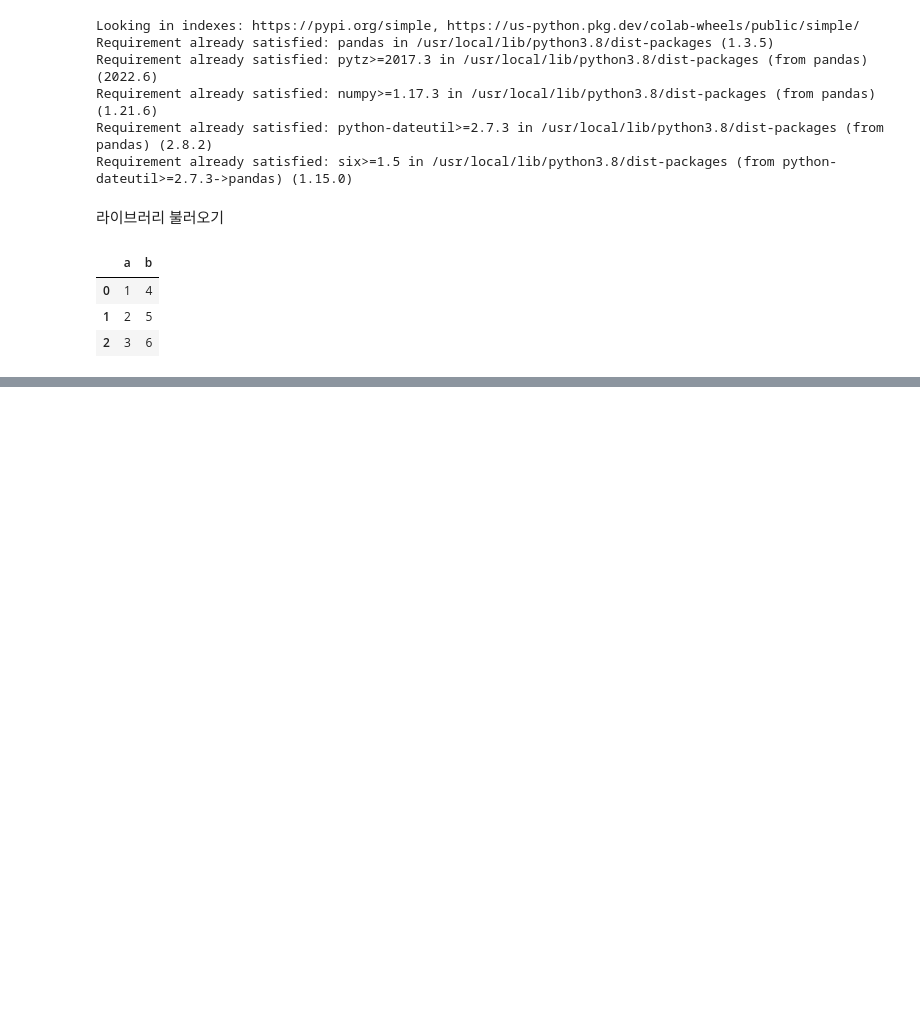
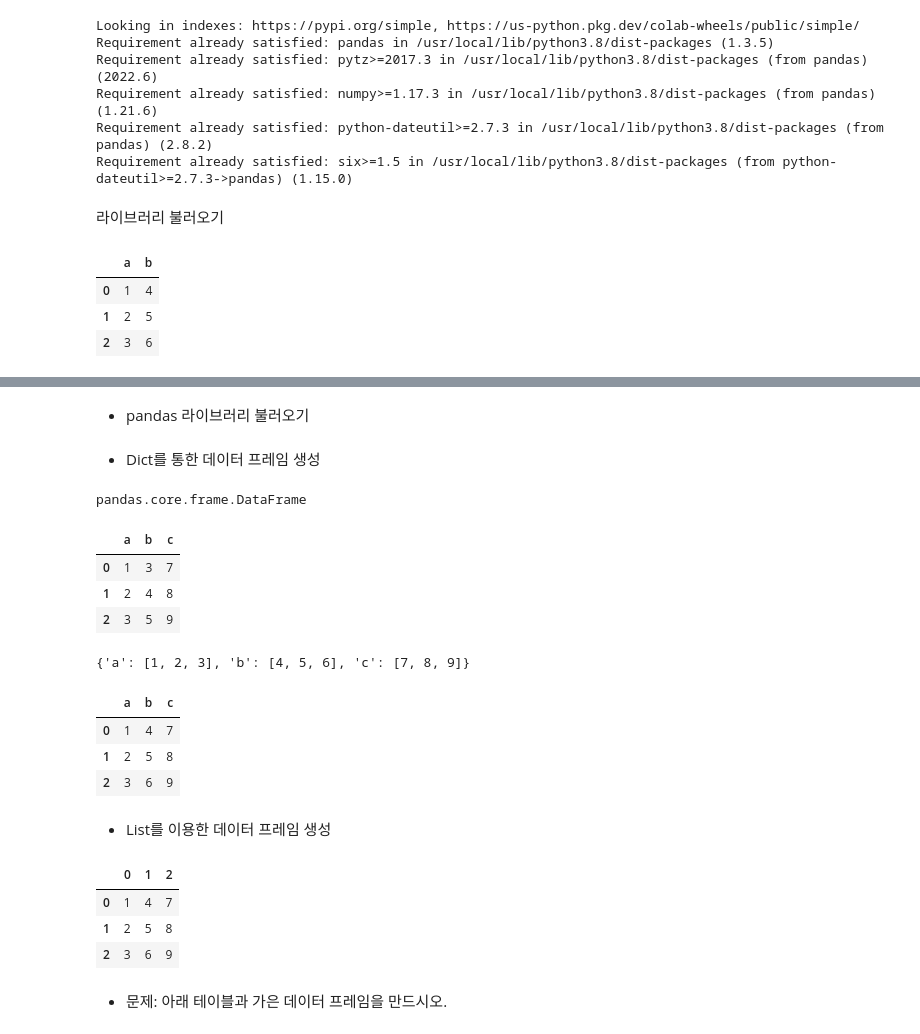
Before and after one commit to sleeptiger/STJ2, a Jupyter notebook: Python_basis.ipynb, the cells around one changed output, grey strips where cells are left out. Drawn from its saved outputs; the diff is of its cells as text; code cells hidden in the pictures; blank space fills up the shorter version.

```diff
--- a/Python_basis.ipynb
+++ b/Python_basis.ipynb
@@ -887,0 +890,2 @@ pd.DataFrame({'a' : [1,2,3], 'b' : [4,5,6]})
+# %% [markdown]
+- pandas 라이브러리 불러오기
@@ -887,0 +895,15 @@ pd.DataFrame({'a' : [1,2,3], 'b' : [4,5,6]})
+# %% [markdown]
+- Dict를 통한 데이터 프레임 생성
+# %%
+df = pd.DataFrame({'a' : [1,2,3], 'b' : [3,4,5], 'c' : [7,8,9]})
+# %%
+type(df)
+# %% [output]
+pandas.core.frame.DataFrame
+# %%
+df
+# %% [output]
+|  | a | b | c |
+| 0 | 1 | 3 | 7 |
+| 1 | 2 | 4 | 8 |
+| 2 | 3 | 5 | 9 |
@@ -887,0 +912,4 @@ pd.DataFrame({'a' : [1,2,3], 'b' : [4,5,6]})
+# %%
+dummy
+# %% [output]
+{'a': [1, 2, 3], 'b': [4, 5, 6], 'c': [7, 8, 9]}
@@ -887,0 +918,9 @@ pd.DataFrame({'a' : [1,2,3], 'b' : [4,5,6]})
+# %%
+df2
+# %% [output]
+|  | a | b | c |
+| 0 | 1 | 4 | 7 |
+| 1 | 2 | 5 | 8 |
+| 2 | 3 | 6 | 9 |
+# %% [markdown]
+- List를 이용한 데이터 프레임 생성
@@ -887,0 +931,9 @@ pd.DataFrame({'a' : [1,2,3], 'b' : [4,5,6]})
+# %%
+df3
+# %% [output]
+|  | 0 | 1 | 2 |
+| 0 | 1 | 4 | 7 |
+| 1 | 2 | 5 | 8 |
+| 2 | 3 | 6 | 9 |
+# %% [markdown]
+- 문제: 아래 테이블과 가은 데이터 프레임을 만드시오.
```
Also changed, not shown: parts of 69 cells of this notebook.
